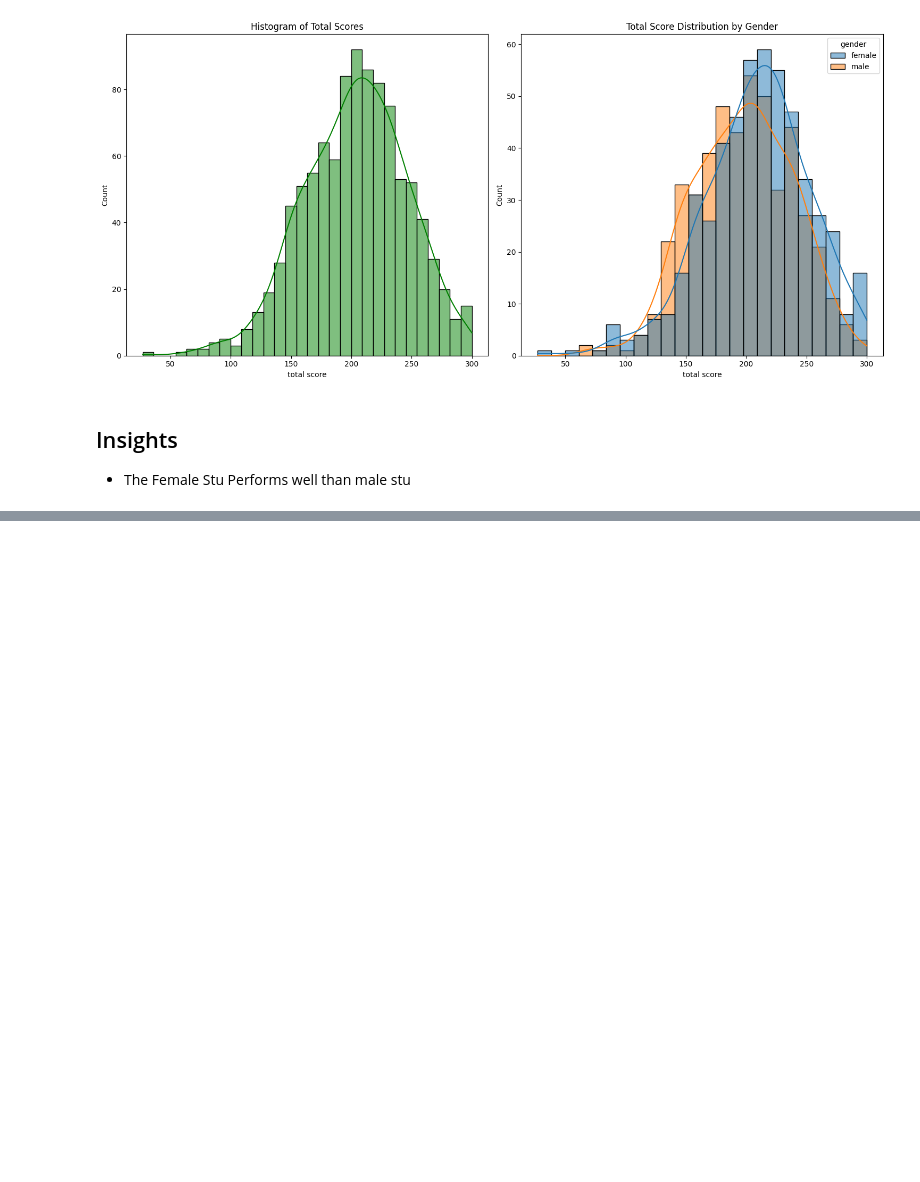
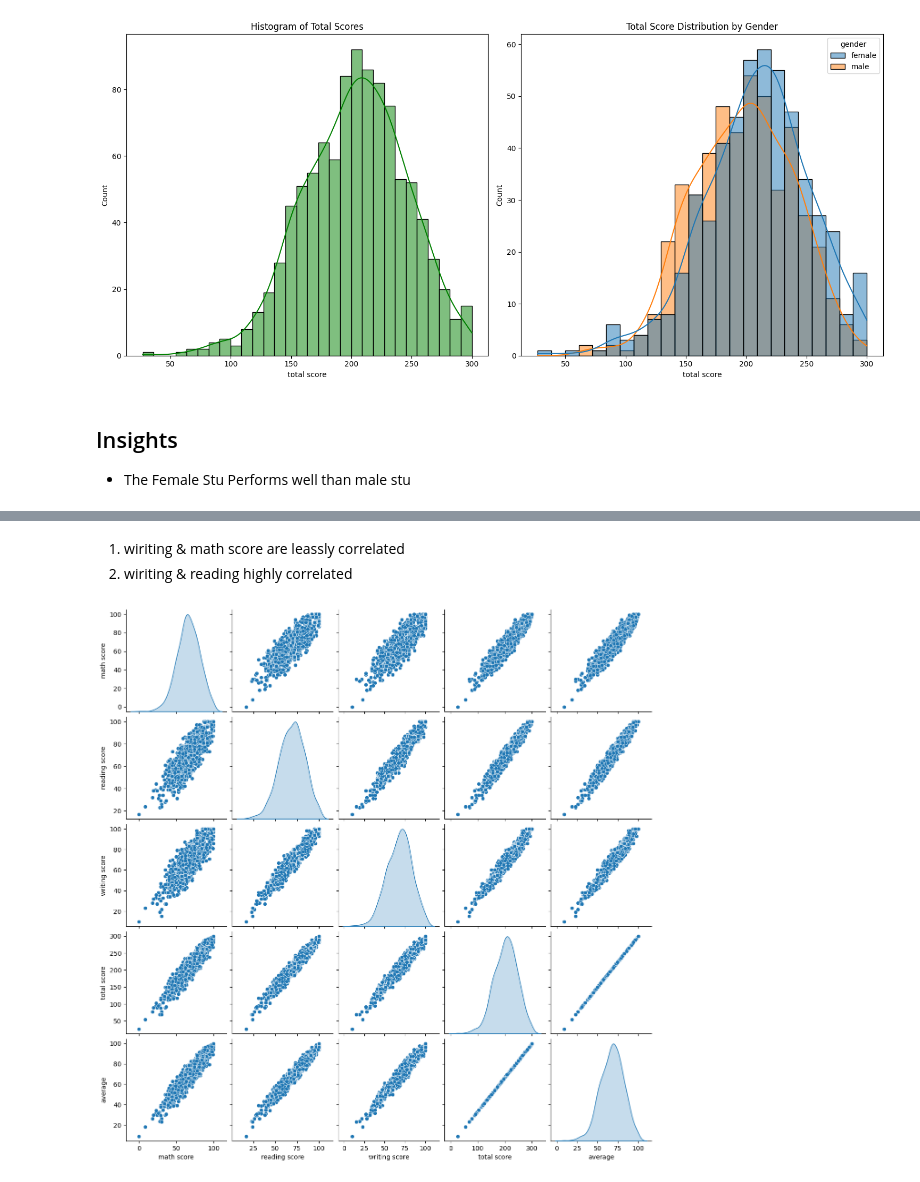
Before and after one commit to THOWFI/mlprojects, a Jupyter notebook: notebook/1. EDA STUDENT PERFORMANCE.ipynb, the cells around one changed output, grey strips where cells are left out. Cells and saved outputs as stored; diff of their text form; code cells hidden in the pictures; blank space fills up the shorter version.

```diff
--- a/notebook/1. EDA STUDENT PERFORMANCE.ipynb
+++ b/notebook/1. EDA STUDENT PERFORMANCE.ipynb
@@ -213,0 +223,8 @@ plt.show()
+# %% [markdown]
+1. wiriting & math score are leassly correlated
+2. wiriting & reading highly correlated
+# %%
+sns.pairplot(df,diag_kind='kde')
+plt.show()
+# %% [output]
+[figure, added]
```
Also changed, not shown: parts of 4 cells of this notebook, 6 other files.
